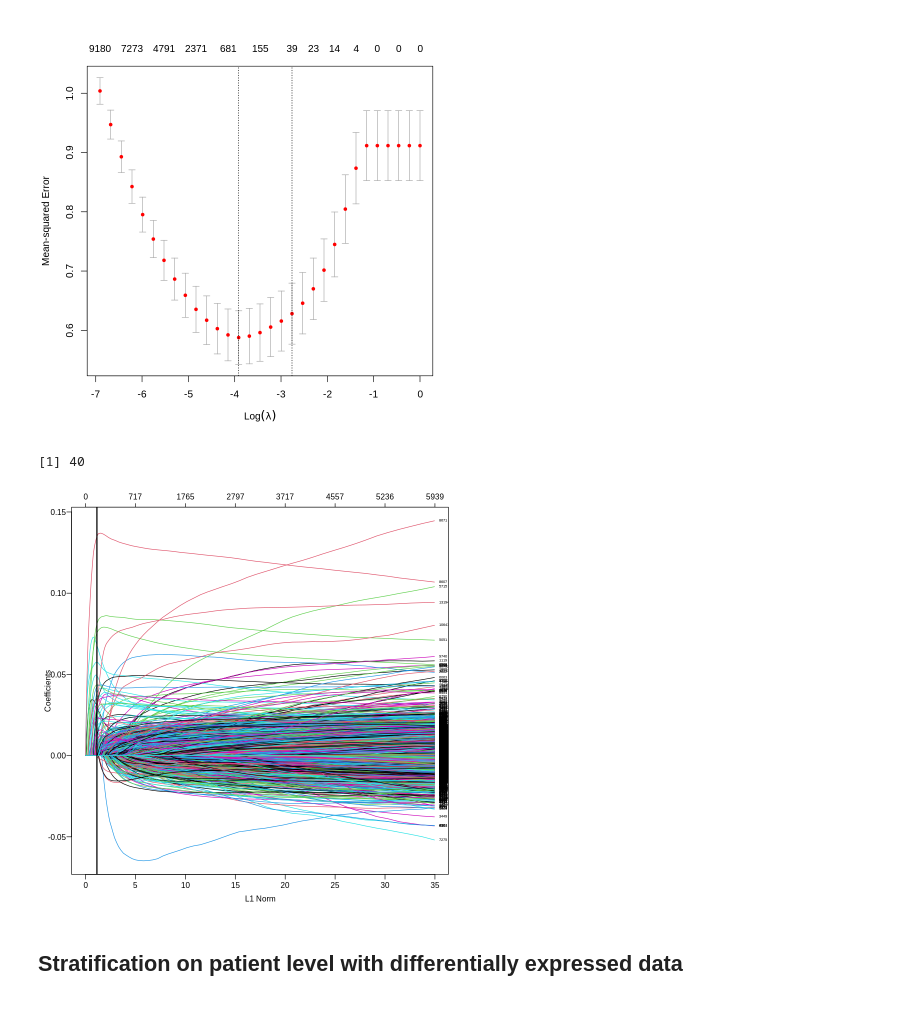
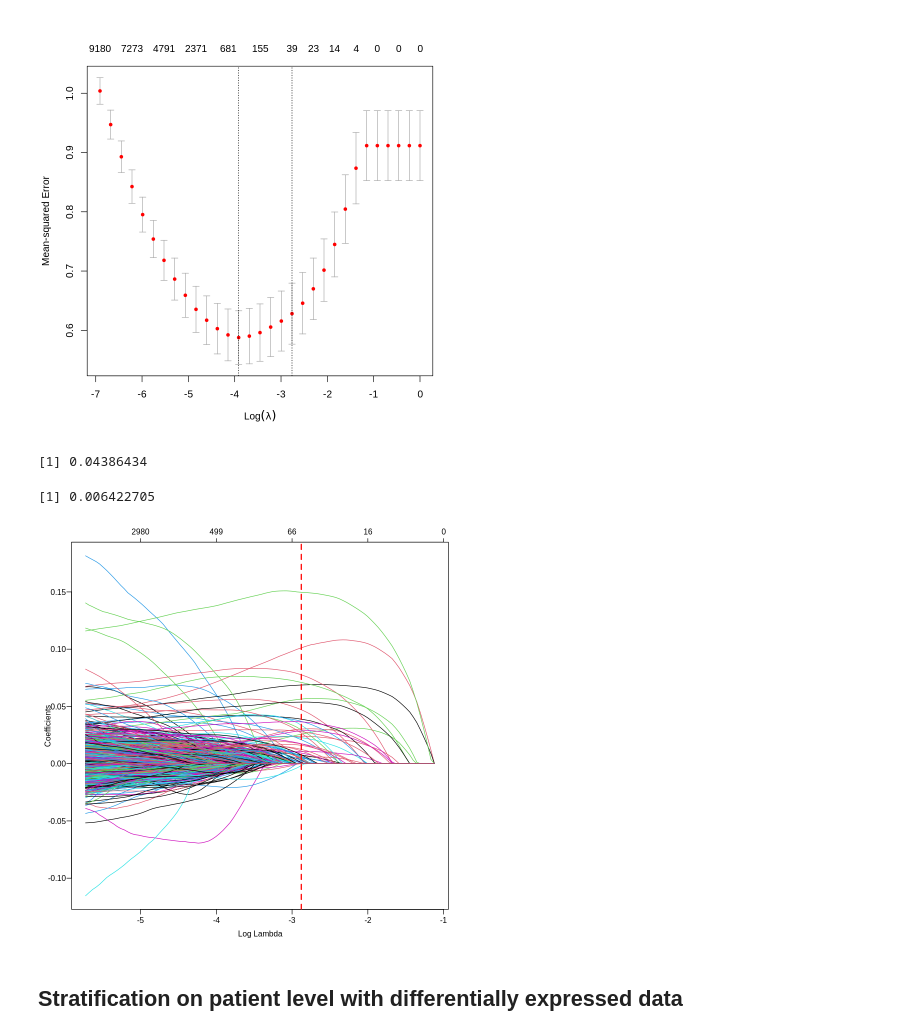
Before and after one commit to sevsorita/single_cell, a Jupyter notebook: notebooks/R_Lasso.ipynb, the cells around one changed output. Saved outputs shown, nothing was run; the diff lists cells and outputs as text; code cells hidden in the pictures.

Commit message:
Updates to Lasso and comparison with XGBoost

```diff
--- a/notebooks/R_Lasso.ipynb
+++ b/notebooks/R_Lasso.ipynb
@@ -78,17 +77,19 @@ plot(cv_lasso)
 # %% [output]
 [figure]
 # %%
-sum(abs(coef(cv_lasso))>0)
+cv_lasso$lambda.1se/sum(abs(coef(cv_lasso)))
+cv_lasso$lambda.min/sum(abs(coef(cv_lasso, s=cv_lasso$lambda.min)))
 # %% [output]
-[1] 40
+[1] 0.04386434
+[1] 0.006422705
 # %%
 lasso.mod <- glmnet(X_train, Y_train, alpha=1,  parallel=TRUE)
 # %%
 par(mfrow = c(1,1), mar = c(3.5,3.5,2,1), mgp = c(2, 0.6, 0), cex = 0.8, las = 1)
-plot(lasso.mod, "norm", label = TRUE)
-lines(c(sum(coef(cv_lasso)), sum(coef(cv_lasso))), c(-0.15, 0.25), col="black", lw=2)
+plot(lasso.mod, xvar="lambda")
+abline(v=log(cv_lasso$lambda.1se), col="red", lw=2, lty=2)
 # %% [output]
-[figure, old version]
+[figure, new version]
 # %%
 biggest <- match(max(abs(coef(cv_lasso)[2:length(coef(cv_lasso))])),as.numeric(coef(cv_lasso)))
 # %% [markdown]
```
Also changed, not shown: parts of 24 cells of this notebook, 1 other file.
